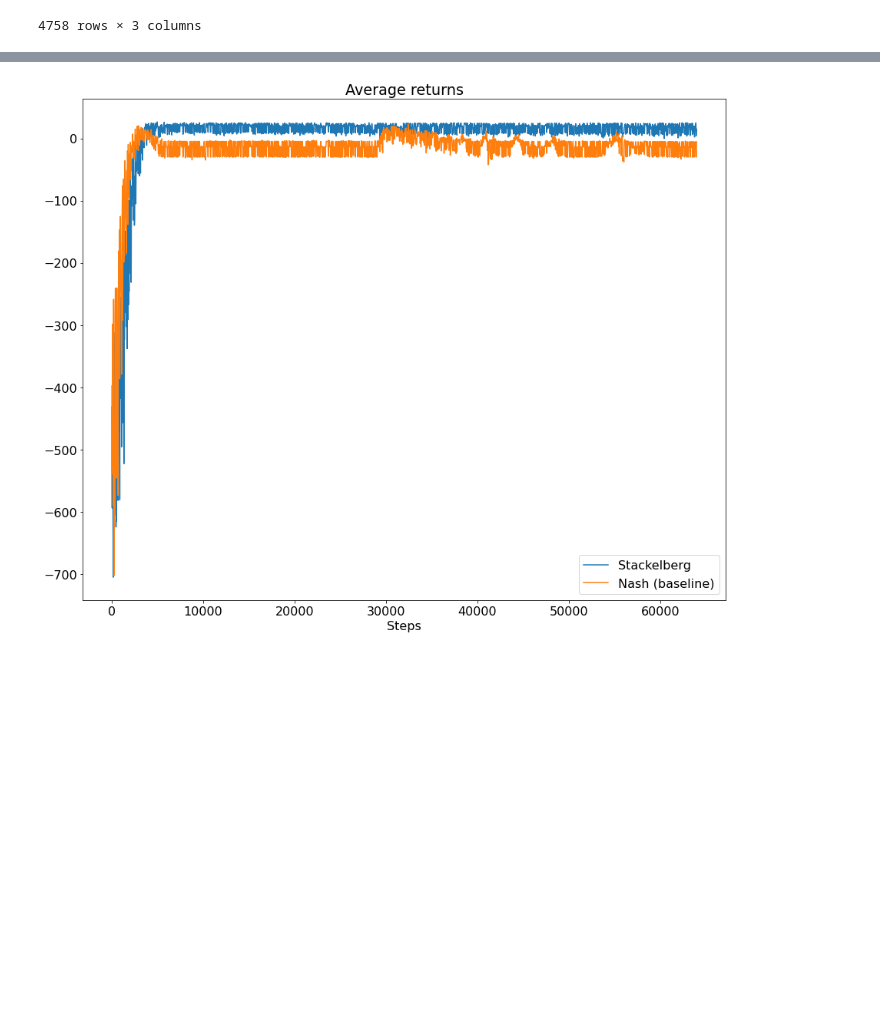
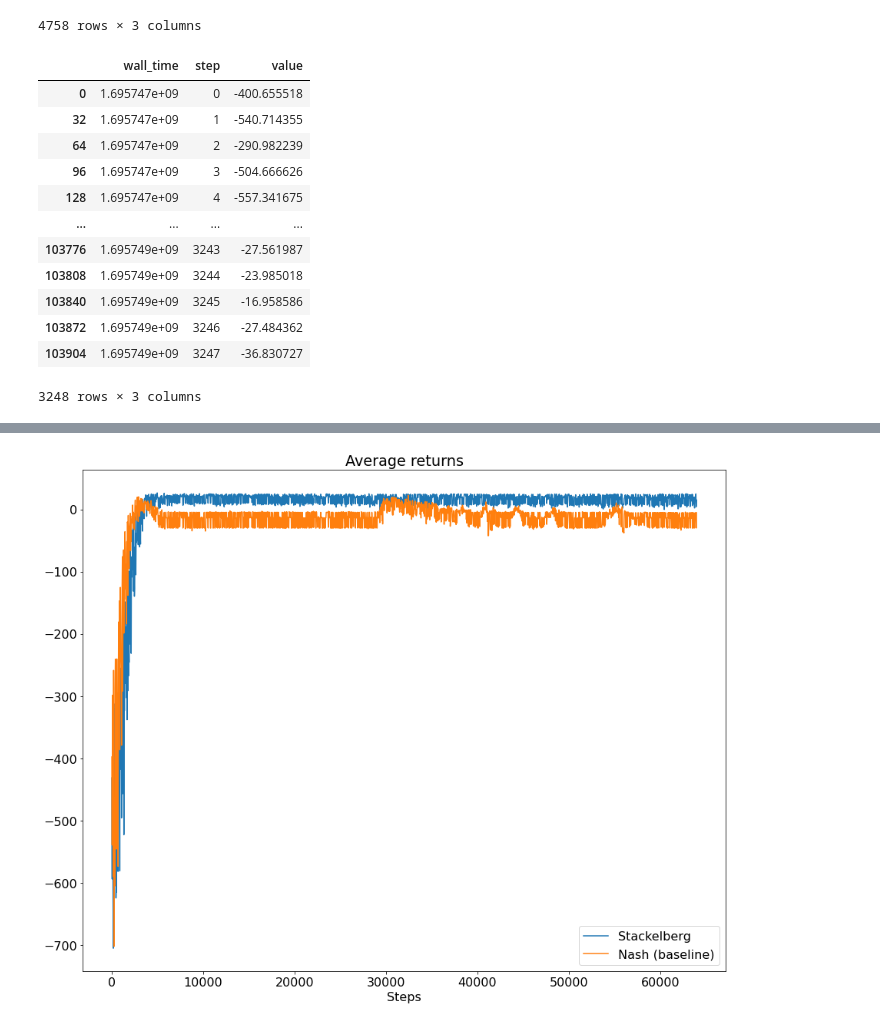
Before and after one commit to arjun-prakash/stackelberg-reach-avoid, a Jupyter notebook: gym_examples/src/process_data.ipynb, the cells around one changed output, grey strips where cells are left out. Saved outputs shown, nothing was run; the diff lists cells and outputs as text; code cells hidden in the pictures; blank space fills up the shorter version.

```diff
--- a/gym_examples/src/process_data.ipynb
+++ b/gym_examples/src/process_data.ipynb
@@ -55,6 +55,29 @@ dfn
 | 152192 | 1.695485e+09 | 4756 | -5.846077 |
 | 152224 | 1.695485e+09 | 4757 | -13.956695 |
 4758 rows × 3 columns
+# %%
+dfn2 = pd.DataFrame()
+ea = event_accumulator.EventAccumulator(f'runs4/experiment_nash2023-09-26 12:53:29.888866_drawless', size_guidance={event_accumulator.SCALARS: 0},
+)
+
+ea.Reload()
+dfn2 = pd.DataFrame(ea.Scalars('average returns'))
+dfn2.index = dfn2.index * 32
+dfn2
+# %% [output]
+|  | wall_time | step | value |
+| 0 | 1.695747e+09 | 0 | -400.655518 |
+| 32 | 1.695747e+09 | 1 | -540.714355 |
+| 64 | 1.695747e+09 | 2 | -290.982239 |
+| 96 | 1.695747e+09 | 3 | -504.666626 |
+| 128 | 1.695747e+09 | 4 | -557.341675 |
+| ... | ... | ... | ... |
+| 103776 | 1.695749e+09 | 3243 | -27.561987 |
+| 103808 | 1.695749e+09 | 3244 | -23.985018 |
+| 103840 | 1.695749e+09 | 3245 | -16.958586 |
+| 103872 | 1.695749e+09 | 3246 | -27.484362 |
+| 103904 | 1.695749e+09 | 3247 | -36.830727 |
+3248 rows × 3 columns
 # %%
 plt.plot(dfs['value'][:2000])
 plt.plot(dfn['value'][:2000])
```
Also changed, not shown: parts of 2 cells of this notebook, 1 other file.
